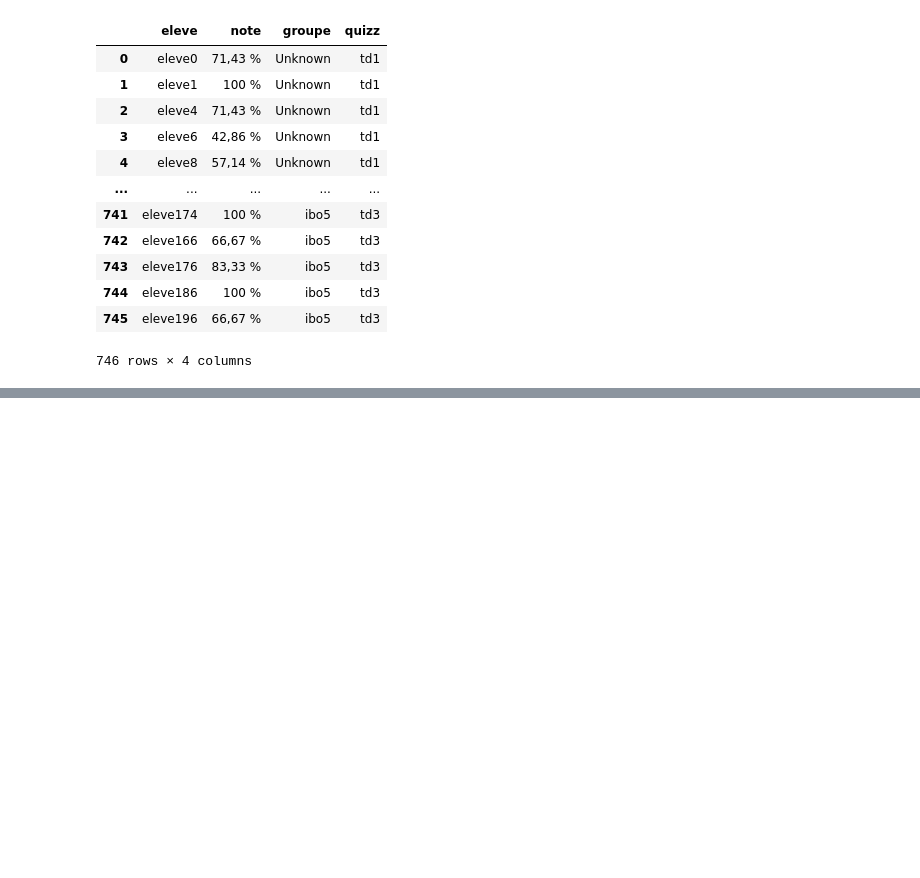
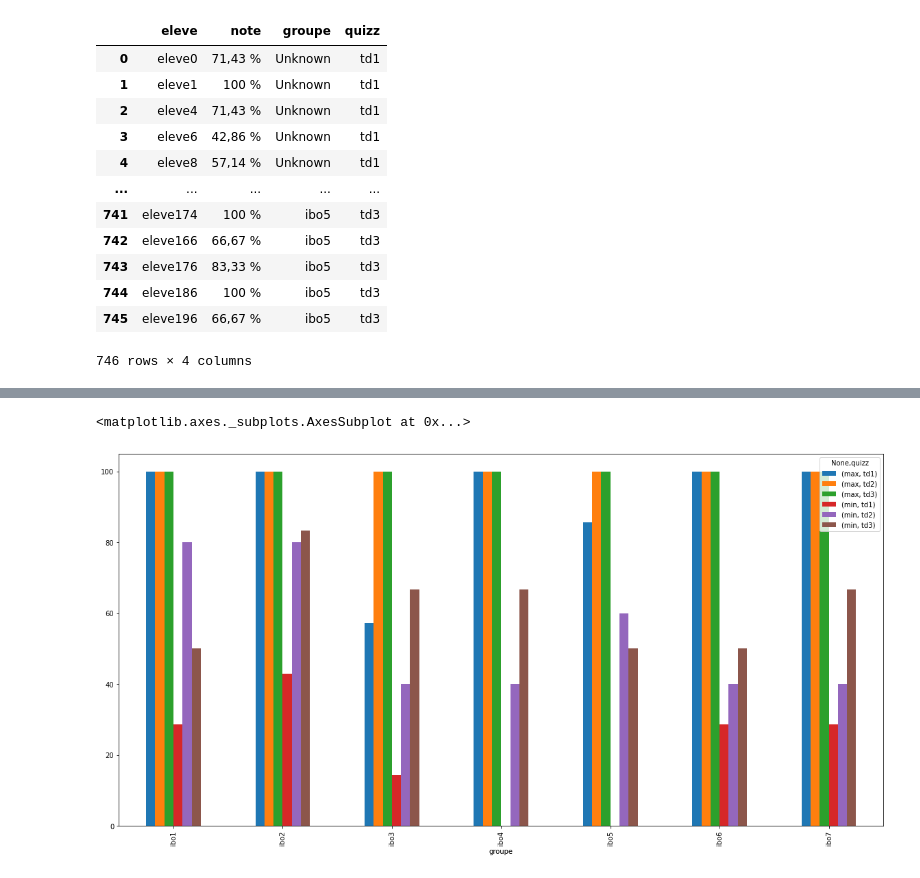
Before and after one commit to AnaisDruart/PandasPython, a Jupyter notebook: TD2_DiscoverPandas.ipynb, the cells around one changed output, grey strips where cells are left out. Saved outputs shown, nothing was run; the diff lists cells and outputs as text; code cells hidden in the pictures; blank space fills up the shorter version.

```diff
--- a/TD2_DiscoverPandas.ipynb
+++ b/TD2_DiscoverPandas.ipynb
@@ -75,0 +612,4 @@ df_notes
+# %%
+df_notes.replace({"Unknown":np.nan}, inplace=True)
+# %%
+df_notes["groupe"] = df_notes.groupby('eleve')['groupe'].transform(lambda x: x.bfill().ffill())
@@ -75,0 +649,2 @@ df_notes
+# %%
+df_notes = df_notes[~(df_notes.quizz=='td4')]
@@ -75,0 +692,4 @@ df_notes
+# %%
+results = df_notes.pivot_table(index='groupe', columns='quizz',
+                     aggfunc={"note":['max', min]})
+results
@@ -75,0 +710,7 @@ df_notes
+# %%
+import matplotlib.pyplot as plt
+plt.rcParams['figure.figsize'] = (20, 10)
+results['note'].plot(kind='bar')
+# %% [output]
+<matplotlib.axes._subplots.AxesSubplot at 0x...>
+[figure, added]
```
Also changed, not shown: parts of 60 cells of this notebook.
